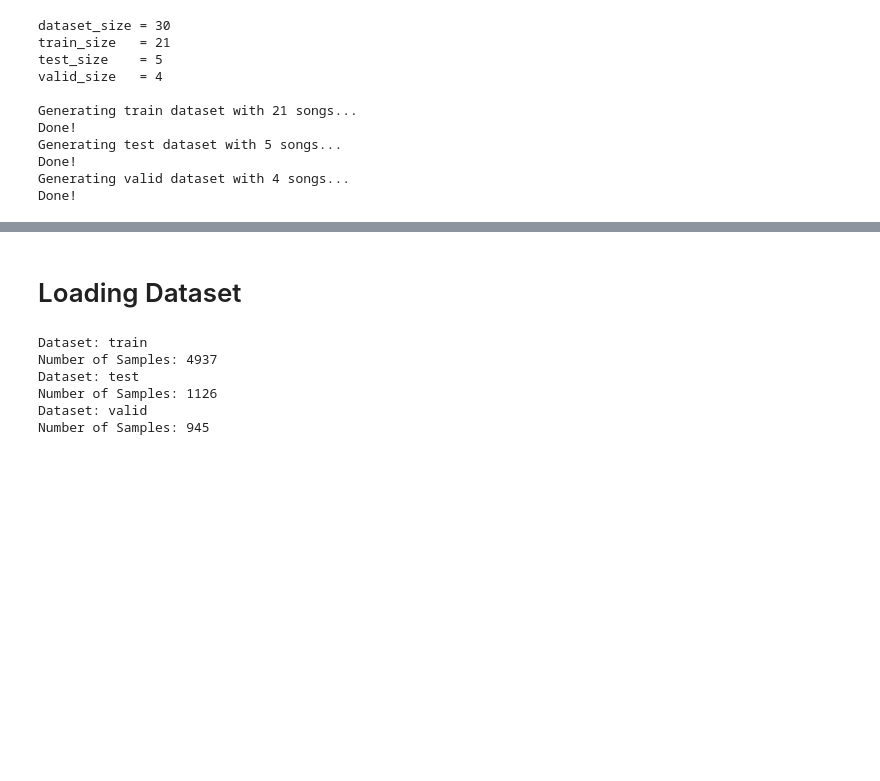
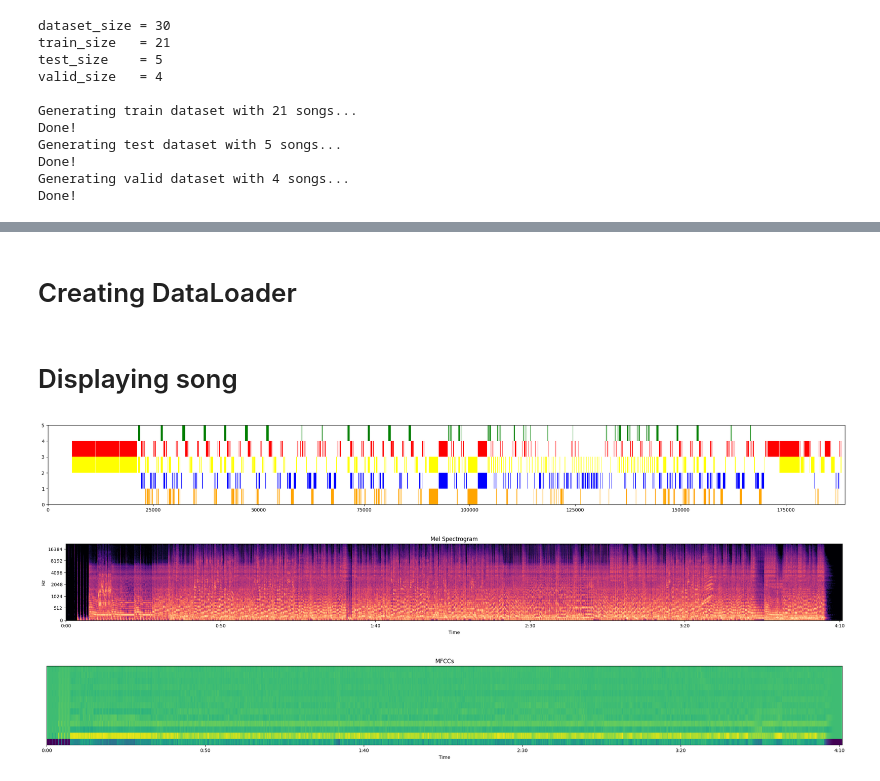
Before and after one commit to JonatasDPorto/clone-hero-notes-generator, a Jupyter notebook: creating_dataset.ipynb, the cells around one changed output, grey strips where cells are left out. Saved outputs shown, nothing was run; the diff lists cells and outputs as text; code cells hidden in the pictures; blank space fills up the shorter version.

```diff
--- a/creating_dataset.ipynb
+++ b/creating_dataset.ipynb
@@ -261,22 +672,15 @@ with open('valid_dataset.pkl', 'wb') as file:
-# %% [markdown]
-# Loading Dataset
 # %%
+if please_load:
+    with open('train_dataset.pkl', 'rb') as file:
+        train_dataset:MIDIHeroDataset = load(file)
+        print(train_dataset)
 
-with open('train_dataset.pkl', 'rb') as file:
-    train_dataset:MIDIHeroDataset = load(file)
-    print(train_dataset)
+    with open('test_dataset.pkl', 'rb') as file:
+        test_dataset:MIDIHeroDataset = load(file)
+        print(test_dataset)
 
-with open('test_dataset.pkl', 'rb') as file:
-    test_dataset:MIDIHeroDataset = load(file)
-    print(test_dataset)
-
-with open('valid_dataset.pkl', 'rb') as file:
-    test_dataset:MIDIHeroDataset = load(file)
-    print(test_dataset)
+    with open('valid_dataset.pkl', 'rb') as file:
+        test_dataset:MIDIHeroDataset = load(file)
+        print(test_dataset)
-# %% [output]
-Dataset: train
-Number of Samples: 4937
-Dataset: test
-Number of Samples: 1126
-Dataset: valid
-Number of Samples: 945
+# %% [markdown]
+# Creating DataLoader
@@ -282,0 +691,14 @@ Number of Samples: 945
+# %% [markdown]
+# Displaying song
+# %%
+
+song_folder = '.\Songs\Black Sabbath - Iron Man'
+
+mid = MidiHeroFile(song_folder)
+mid.display_song(difficulty=3)
+mid.display_melspectrogram()
+mid.display_mfcc(n_mfcc=13)
+# %% [output]
+[figure, added]
+[figure, added]
+[figure, added]
```
Also changed, not shown: parts of 10 cells of this notebook.
